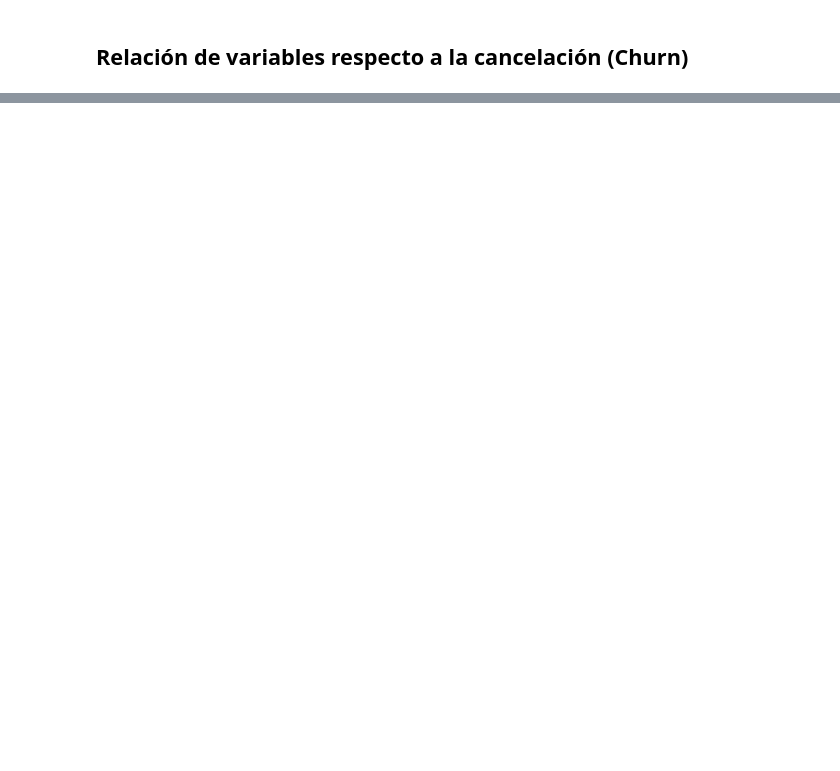
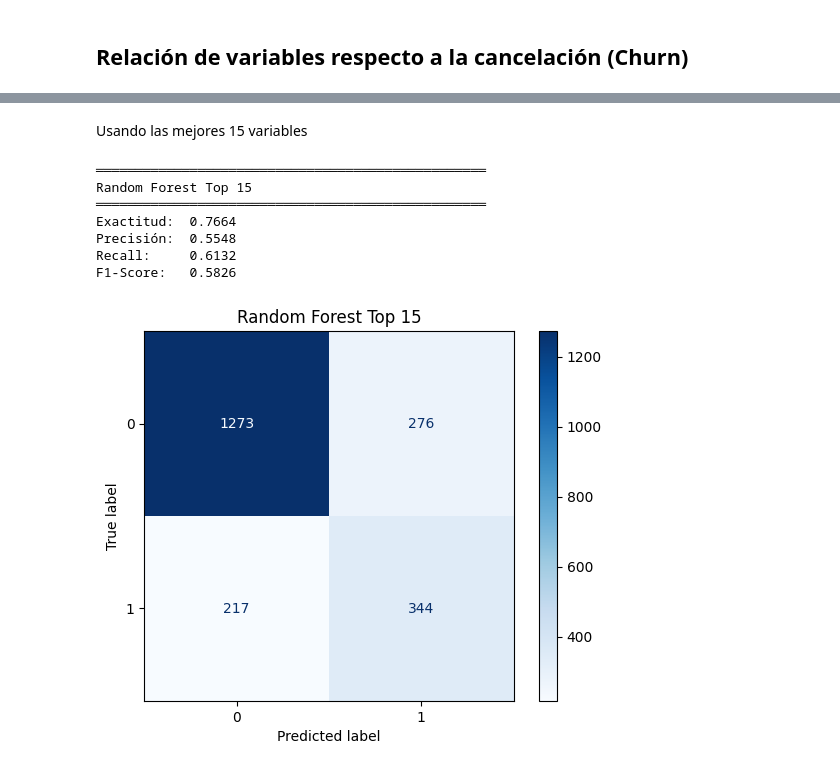
Before and after one commit to CristianRiascos/Alura-TelecomX-Parte2-Challenge, a Jupyter notebook: Challenge3.ipynb, the cells around one changed output, grey strips where cells are left out. Cells and saved outputs as stored; diff of their text form; code cells hidden in the pictures; blank space fills up the shorter version.

```diff
--- a/Challenge3.ipynb
+++ b/Challenge3.ipynb
@@ -178,0 +185,10 @@ fig.show()
+# %%
+y = encoded_df['onehotencoder__Churn_Yes']
+X = encoded_df.drop(columns=['onehotencoder__Churn_Yes'])
+# %%
+X_train, X_test, y_train, y_test = train_test_split(
+    X, y,
+    test_size=0.3, # 70/30
+    stratify=y,
+    random_state=42
+)
@@ -178,0 +392,13 @@ fig.show()
+# %% [markdown]
+Usando las mejores 15 variables
+# %%
+evaluar_modelo("Random Forest Top 15", rf_15, X_test[top_15], y_test)
+# %% [output]
+══════════════════════════════════════════════════
+Random Forest Top 15
+══════════════════════════════════════════════════
+Exactitud:  0.7664
+Precisión:  0.5548
+Recall:     0.6132
+F1-Score:   0.5826
+[figure, added]
```
Also changed, not shown: parts of 37 cells of this notebook.
